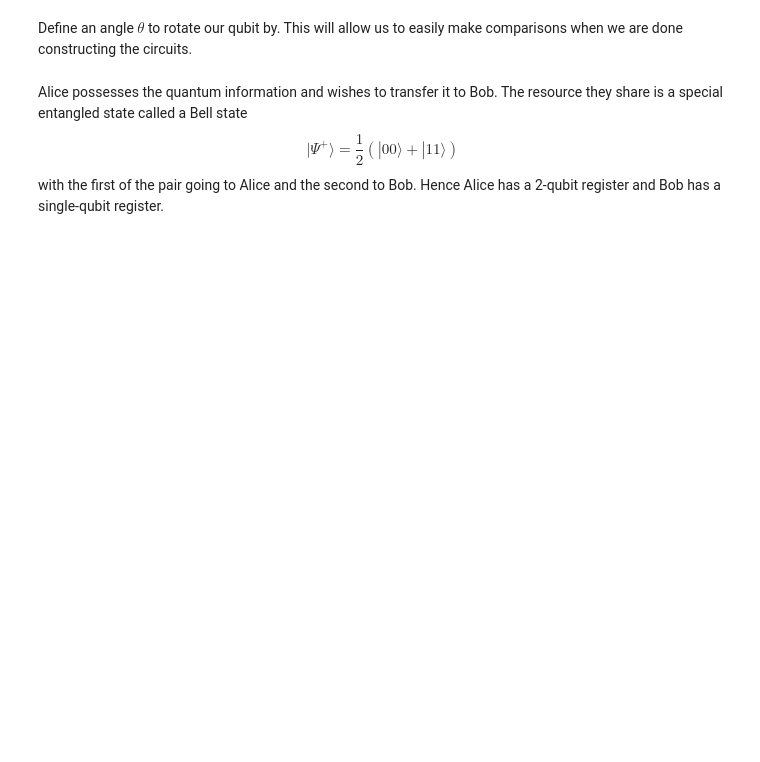
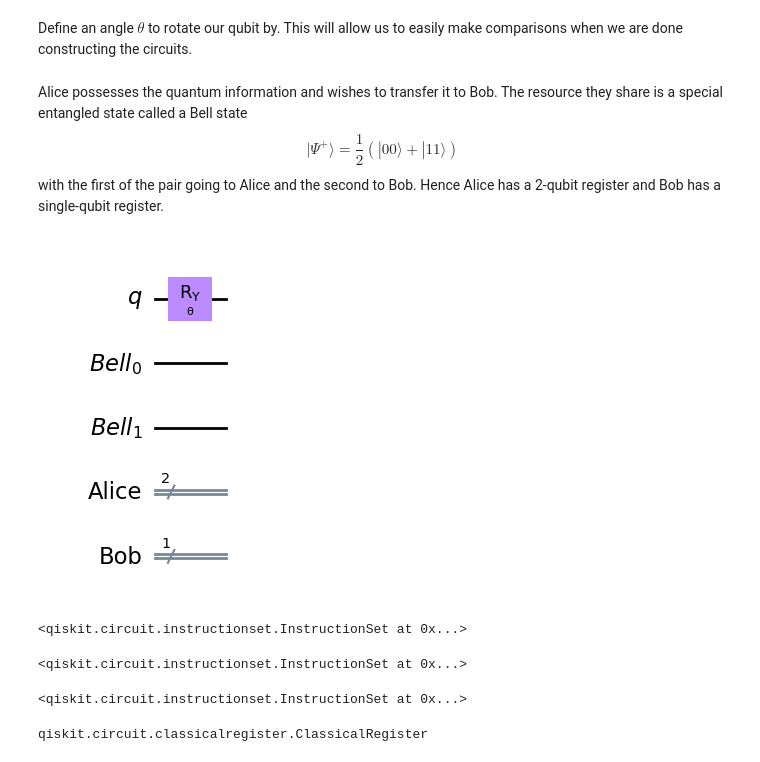
Before and after one commit to qiskit-community/qgss-2023, a Jupyter notebook: content/lab2/lab2.ipynb, the cells around one changed output. Saved outputs shown, nothing was run; the diff lists cells and outputs as text; code cells hidden in the pictures; blank space fills up the shorter version.

```diff
--- a/content/lab2/lab2.ipynb
+++ b/content/lab2/lab2.ipynb
@@ -222,17 +216,37 @@ tele_qc = qc.copy()
+# %%
+tele_qc = qc.copy()
+bell = QuantumRegister(2, 'Bell')
+alice = ClassicalRegister(2, 'Alice')
+bob = ClassicalRegister(1, 'Bob')
+tele_qc.add_register(bell, alice, bob)
+tele_qc.draw('mpl')
+# %% [output]
+[figure, added]
 # %%
 # create Bell state with other two qubits
+tele_qc.barrier()
 tele_qc.h(1)
 tele_qc.cx(1, 2)
 tele_qc.barrier()
-tele_qc.draw()
+# tele_qc.draw('mpl')
+# %% [output]
+<qiskit.circuit.instructionset.InstructionSet at 0x...>
 # %%
 # alice operates on her qubits
 tele_qc.cx(0, 1)
 tele_qc.h(0)
 tele_qc.barrier()
-tele_qc.draw()
+# tele_qc.draw('mpl')
+# %% [output]
+<qiskit.circuit.instructionset.InstructionSet at 0x...>
 # %%
 # alice measures her qubits
-tele_qc.measure([qr[0], qr[1]], alice)
-tele_qc.draw()
+tele_qc.measure([qr[0], bell[0]], alice)
+# tele_qc.draw('mpl')
+# %% [output]
+<qiskit.circuit.instructionset.InstructionSet at 0x...>
+# %%
+type(alice)
+# %% [output]
+qiskit.circuit.classicalregister.ClassicalRegister
 # %%
```
Also changed, not shown: parts of 20 cells of this notebook.
